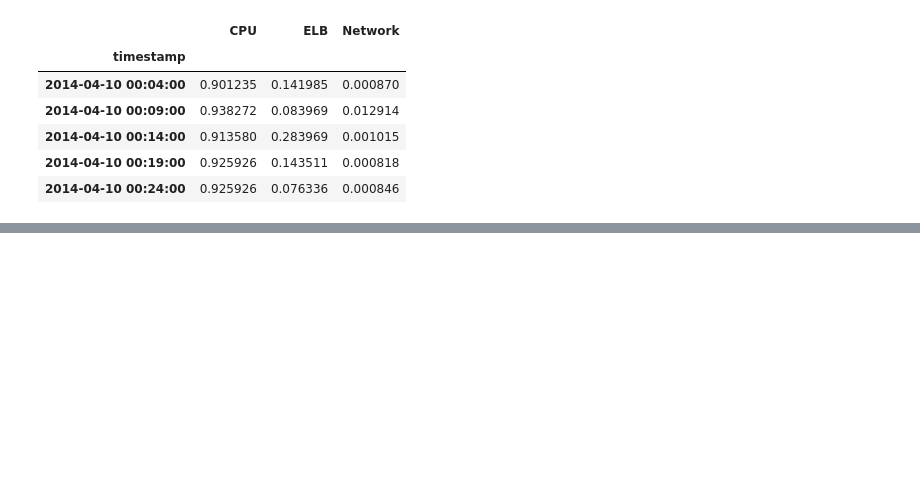
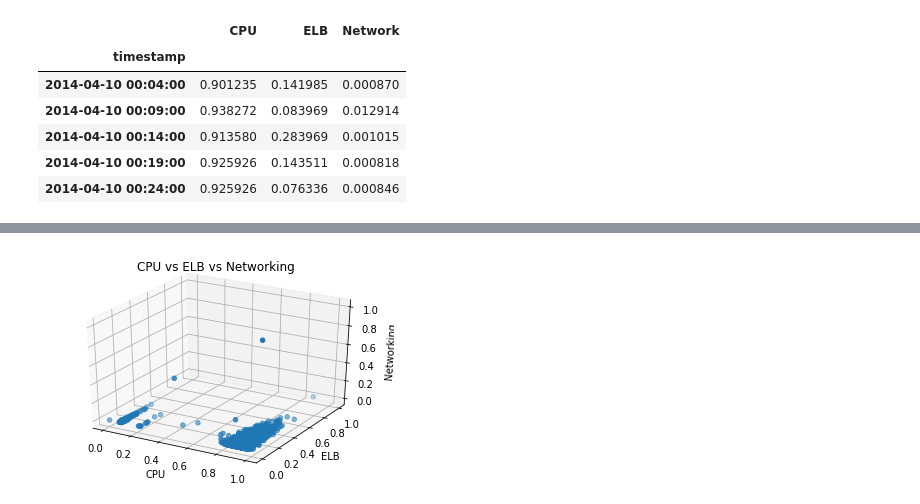
Before and after one commit to kj808/2018Visualizations, a Jupyter notebook: notebook/Visuals.ipynb, the cells around one changed output, grey strips where cells are left out. Saved outputs shown, nothing was run; the diff lists cells and outputs as text; code cells hidden in the pictures; blank space fills up the shorter version.

Commit message:
Updated Notebook with more details
Updated notebook with better explanations of how the visualizations show output, and reformatted the graphs with better labels
.
.

```diff
--- a/notebook/Visuals.ipynb
+++ b/notebook/Visuals.ipynb
@@ -80,0 +35,14 @@ plt.show()
+# %%
+# 3D Scatter Plot
+orig=np.array(timeSeries)
+
+fig = plt.figure()
+ax = fig.add_subplot(111, projection='3d')
+ax.scatter(orig[:, 0], orig[:, 1], orig[:, 2])
+ax.set_xlabel('CPU')
+ax.set_ylabel('ELB')
+ax.set_zlabel('Networking')
+ax.set_title('CPU vs ELB vs Networking')
+plt.show()
+# %% [output]
+[figure, added]
```
Also changed, not shown: parts of 16 cells of this notebook.
